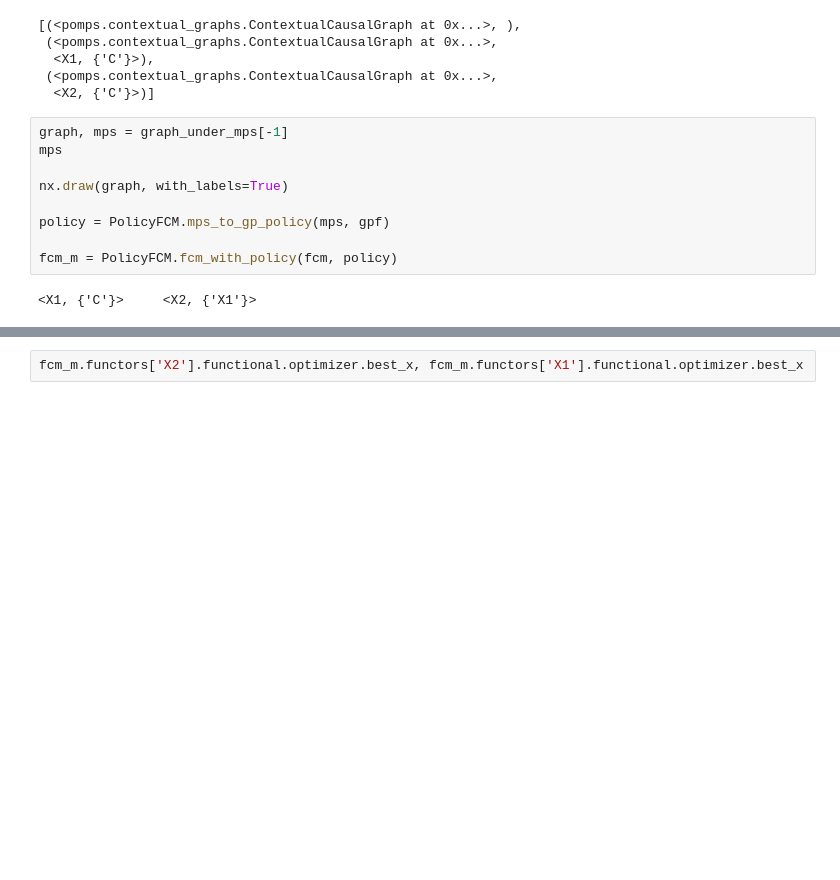
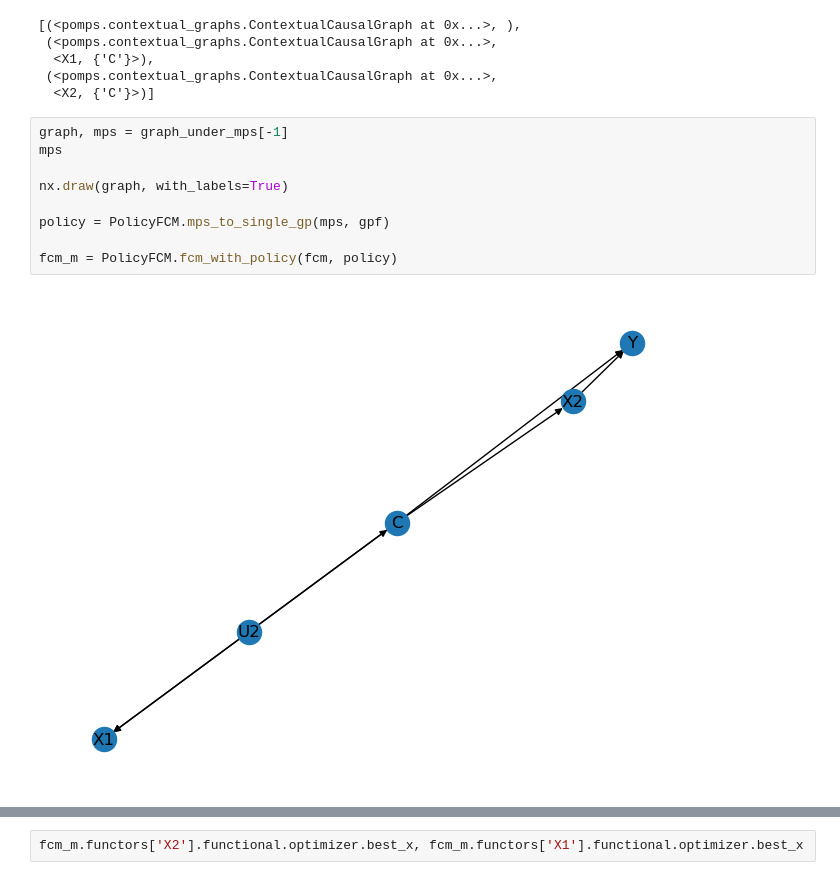
Before and after one commit to VahanArsenian/POMPSBO, a Jupyter notebook: notebooks/POMPS generation.ipynb, the cells around one changed output, grey strips where cells are left out. Cells and saved outputs as stored; diff of their text form; blank space fills up the shorter version.

```diff
--- a/notebooks/POMPS generation.ipynb
+++ b/notebooks/POMPS generation.ipynb
@@ -132,14 +132,14 @@ graph_under_mps
 # %%
 graph, mps = graph_under_mps[-1]
 mps
 
 nx.draw(graph, with_labels=True)
 
-policy = PolicyFCM.mps_to_gp_policy(mps, gpf)
+policy = PolicyFCM.mps_to_single_gp(mps, gpf)
 
 fcm_m = PolicyFCM.fcm_with_policy(fcm, policy)
 # %% [output]
-<X1, {'C'}>     <X2, {'X1'}>
+[figure, added]
 # %%
 for i in tqdm(range(80)):
     smp = fcm_m.sample()
```
Also changed, not shown: parts of 5 cells of this notebook, 6 other files.
